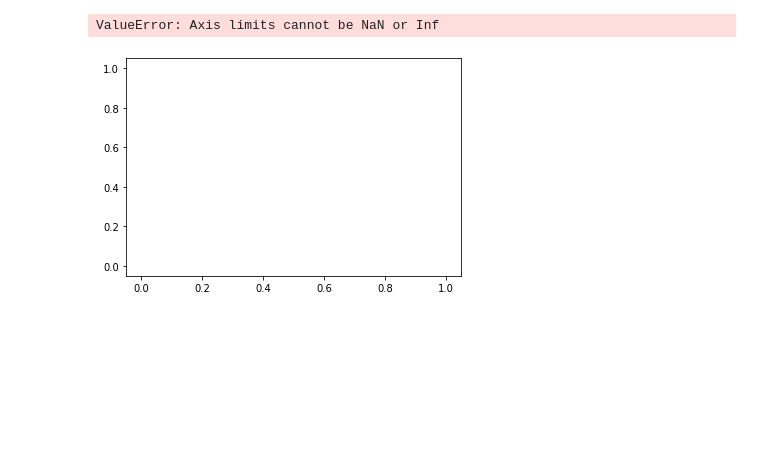
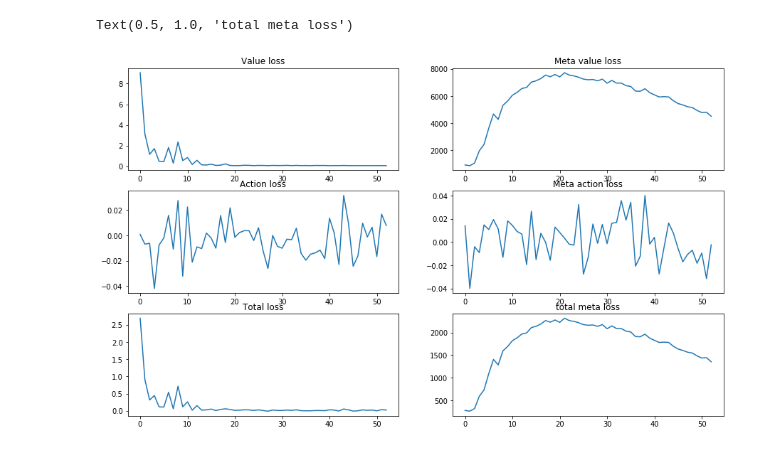
Before and after one commit to gabrielelibardi/meta_gradient_experiment, a Jupyter notebook: monitor.ipynb, the cells around one changed output. Drawn from its saved outputs; the diff is of its cells as text; code cells hidden in the pictures; blank space fills up the shorter version.

Commit message:
changed to record all the losses and display in monitor

```diff
--- a/monitor.ipynb
+++ b/monitor.ipynb
@@ -55,14 +55,22 @@ ax.legend(bbox_to_anchor=(1.1, 0.6))
-# %%
-my_dir = 'RUNS/exp_test_ll_7/loss_monitor/loss_monitor.csv'
-data = pd.read_csv(my_dir)
-roll = 10
-data['f'] = (data.index*12*1000)/1000000
-data[['f', 'V_loss']].rolling(roll).mean().plot('f', 'V_loss',legend=False)
-plt.ylabel("gail loss")
-plt.xlabel('N. steps (M)')
-# %% [output]
-ValueError: Axis limits cannot be NaN or Inf
-[figure, removed]
+# %%
+my_dir = 'RUNS/exp_test_ll_7/loss_monitor/loss_monitor.csv'
+data = pd.read_csv(my_dir)
+fig, axs = plt.subplots(3, 2, figsize=(15,9))
+axs[0, 0].plot(data['V_loss'])
+axs[0, 0].set_title('Value loss')
+axs[0, 1].plot(data['meta_value_loss'])
+axs[0, 1].set_title('Meta value loss')
+axs[1, 0].plot(data['action_loss'])
+axs[1, 0].set_title('Action loss')
+axs[1, 1].plot(data['meta_action_loss'])
+axs[1, 1].set_title('Meta action loss')
+axs[2, 0].plot(data['loss'])
+axs[2, 0].set_title('Total loss')
+axs[2, 1].plot(data['meta_loss'])
+axs[2, 1].set_title('total meta loss')
+# %% [output]
+Text(0.5, 1.0, 'total meta loss')
+[figure, added]
 # %%
 data
 # %% [output]
```
Also changed, not shown: parts of 2 cells of this notebook.
